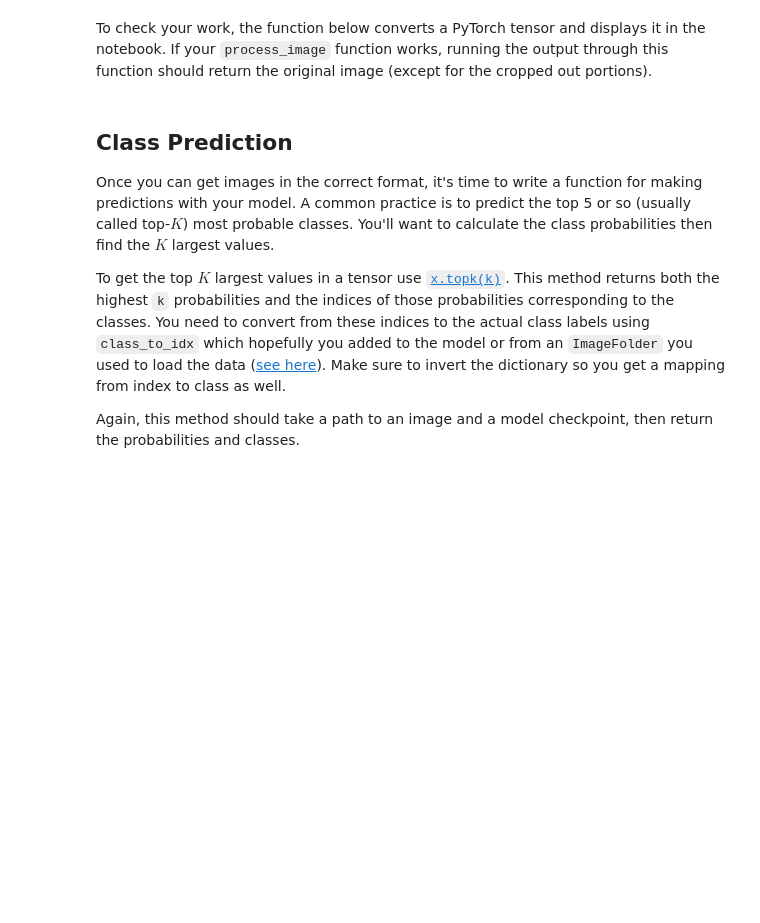
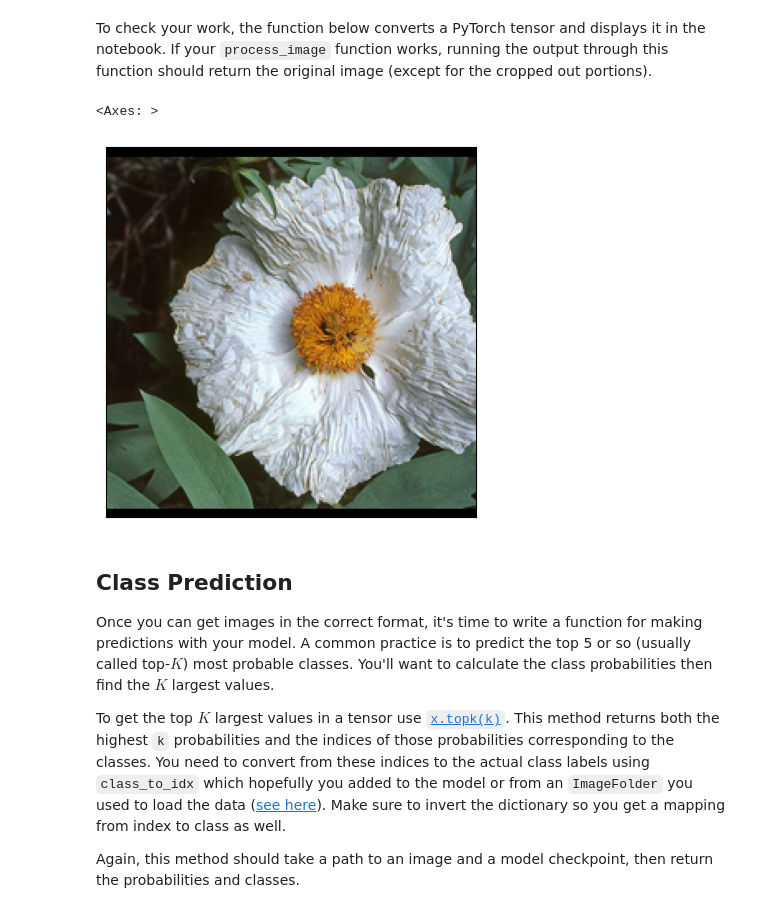
Before and after one commit to SOG-web/udacity_image_classifier_project, a Jupyter notebook: Image_Classifier_Project.ipynb, the cells around one changed output. Saved outputs shown, nothing was run; the diff lists cells and outputs as text; code cells hidden in the pictures; blank space fills up the shorter version.

```diff
--- a/Image_Classifier_Project.ipynb
+++ b/Image_Classifier_Project.ipynb
@@ -107,8 +107,8 @@ def create_data_loaders(datasets):
     }
 
 
-transforms = get_data_transforms()
-datasets = load_datasets(data_dir, transforms)
+data_transforms = get_data_transforms()
+datasets = load_datasets(data_dir, data_transforms)
 data_loaders = create_data_loaders(datasets)
 # %% [markdown]
 ### Label mapping
@@ -368,3 +368,36 @@ def process_image(image_path):
+# %%
+# Preprocessing an image for prediction
+practice_img = './flowers/test/70/image_05331.jpg'
+
+def process_image(image_path):
+
+    processed_image = Image.open(image_path).convert('RGB') # open the image
+    # resizes image
+    processed_image.thumbnail(size=(256,256)) # keeps aspect ratio
+    width, height = processed_image.size # gets image dimensions
+
+    # sets new dimensions for center crop
+    new_width,new_height = 224,224
+    left = (width - new_width)/2
+    top = (height - new_height)/2
+    right = (width + new_width)/2
+    bottom = (height + new_height)/2
+    processed_image = processed_image.crop((left, top, right, bottom))
+
+    # converts to tensor adn normalises
+    transf_tens = transforms.ToTensor()
+    transf_norm = transforms.Normalize([0.485, 0.456, 0.406],[0.229, 0.224, 0.225])
+    tensor = transf_norm(transf_tens(processed_image))
+
+    preprocess = transforms.Compose([
+        transforms.ToTensor(),
+        transforms.Normalize(mean=[0.485, 0.456, 0.406], std=[0.229, 0.224, 0.225])
+    ])
+
+    # convert tensor result to numpy array
+    np_image = np.array(tensor)
+    image = preprocess(processed_image).unsqueeze(0)
+    return [np_image, image]
 # %% [markdown]
 To check your work, the function below converts a PyTorch tensor and displays it in the notebook. If your `process_image` function works, running the output through this function should return the original image (except for the cropped out portions).
 # %%
@@ -382,7 +415,7 @@ def imshow(image, ax=None, title=None):
 
     # We need to move the color channel from the first dimension to the third dimension.
     # PyTorch expects color to be in the 1st dim, but PIL expects it to be in the 3rd!
-    image = image.transpose((1, 2, 0))
+    image = image.transpose(1, 2, 0)
 
     # undoes preprocessing
     mean = np.array([0.485, 0.456, 0.406])
@@ -397,15 +430,17 @@ def imshow(image, ax=None, title=None):
 
     return ax
 # %%
-practice_img = './flowers/test/70/image_06186.jpg'
-
 # displays original image
 processed_image = Image.open(practice_img)
 processed_image
 
 
 # displays preprocessed image
-imshow(process_image(practice_img))
+np_image = process_image(practice_img)
+imshow(np_image[0])
+# %% [output]
+<Axes: >
+[figure, added]
 # %% [markdown]
 ## Class Prediction
 
```
Also changed, not shown: parts of 7 cells of this notebook.
